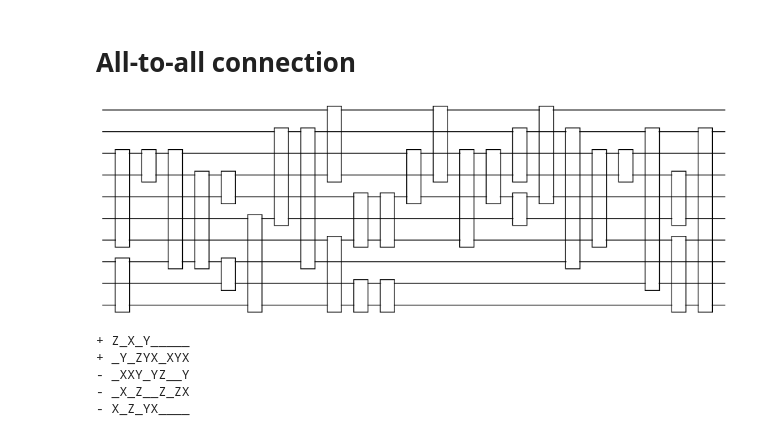
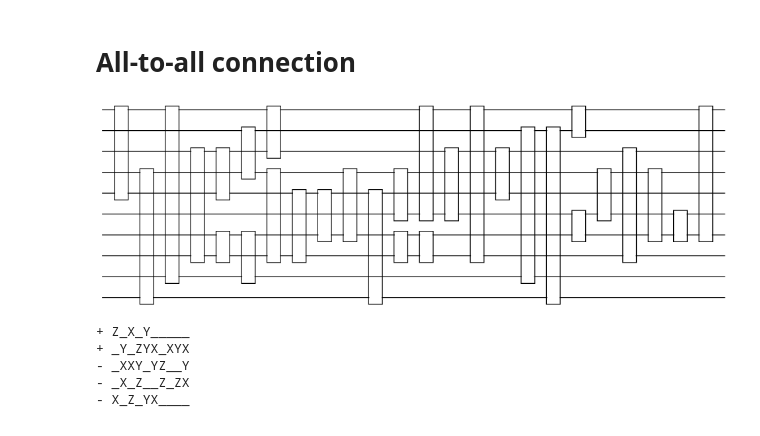
Before and after one commit to royess/qecc-devlog, a Jupyter notebook: test_random_circuit.ipynb, the cells around one changed output. Saved outputs shown, nothing was run; the diff lists cells and outputs as text; code cells hidden in the pictures.

Commit message:
capture a bug in naive encoding of random circuit, to debug

```diff
--- a/test_random_circuit.ipynb
+++ b/test_random_circuit.ipynb
@@ -27,10 +27,10 @@ Precompiling QuantumCliffordQuantikzExt
 # %% [markdown]
 # All-to-all connection
 # %%
-c1 = RandomCircuitCode(10, Val(:alltoall), 30, 5)
+c1 = RandomCircuitCode(10, Val(:alltoall), 30, 4)
 c1.circ
 # %% [output]
-[figure, old version]
+[figure, new version]
 # %%
 c1 |> parity_checks
 # %% [output]
```
Also changed, not shown: parts of 4 cells of this notebook.
